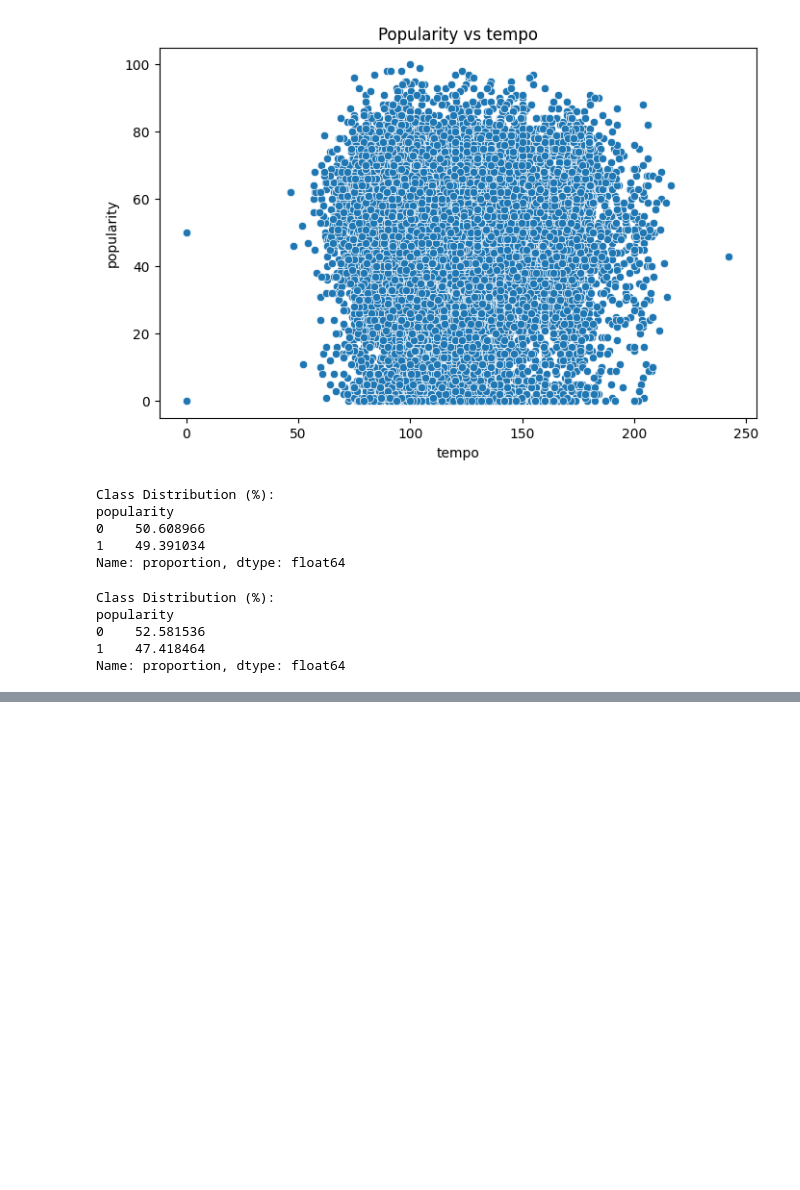
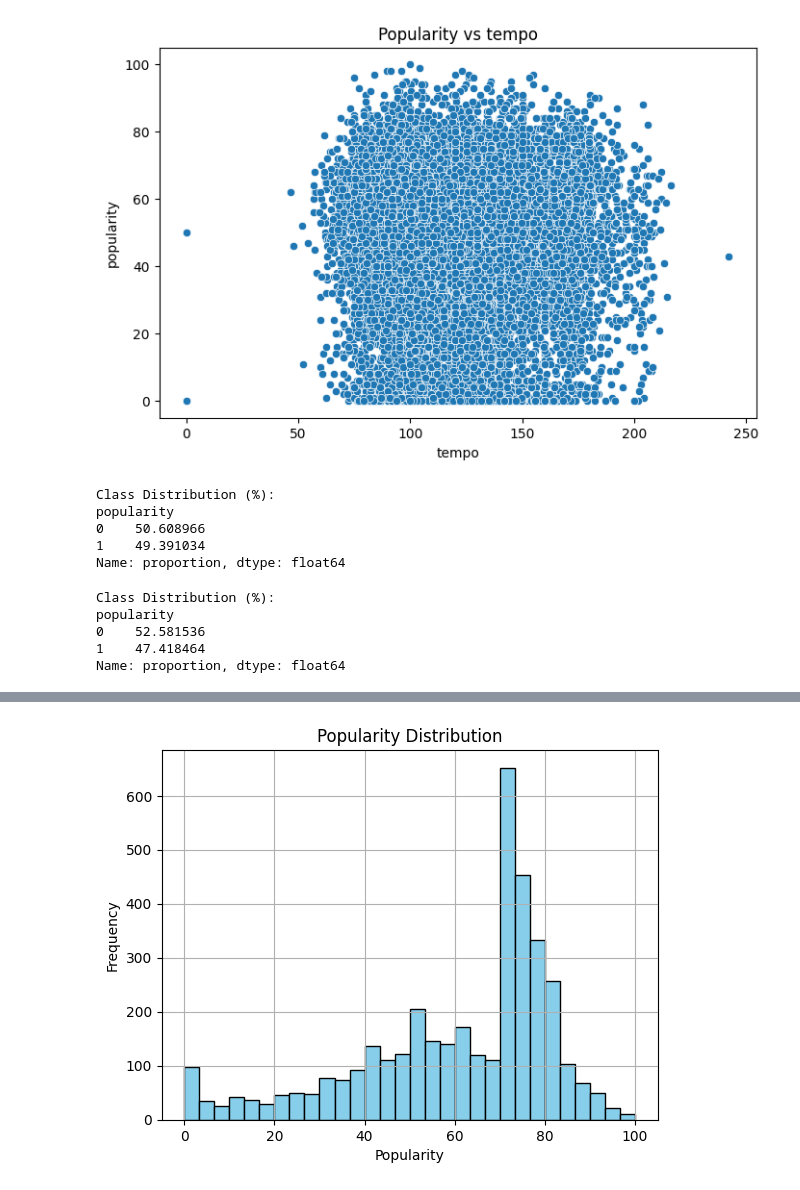
Before and after one commit to aditrimehta/Song-popularity-predicter, a Jupyter notebook: Hit-flop.ipynb, the cells around one changed output, grey strips where cells are left out. Saved outputs shown, nothing was run; the diff lists cells and outputs as text; code cells hidden in the pictures; blank space fills up the shorter version.

```diff
--- a/Hit-flop.ipynb
+++ b/Hit-flop.ipynb
@@ -202,5 +202,5 @@ low_popular_data = low_popular_data.sample(frac=0.5, random_state=42)
 high_popular_data = dividedata[dividedata['popularity'] > threshold]
 
 # Combine back the dataset
-balanced_data = pd.concat([high_popular_data, low_popular_data])
+balanced_data2 = pd.concat([high_popular_data, low_popular_data])
 # %%
@@ -229,0 +239,9 @@ Name: proportion, dtype: float64
+# %%
+plt.hist(balanced_data['popularity'], bins=30, color='skyblue', edgecolor='black')
+plt.title('Popularity Distribution')
+plt.xlabel('Popularity')
+plt.ylabel('Frequency')
+plt.grid(True)
+plt.show()
+# %% [output]
+[figure, added]
```
Also changed, not shown: parts of 3 cells of this notebook, 3 other files.
